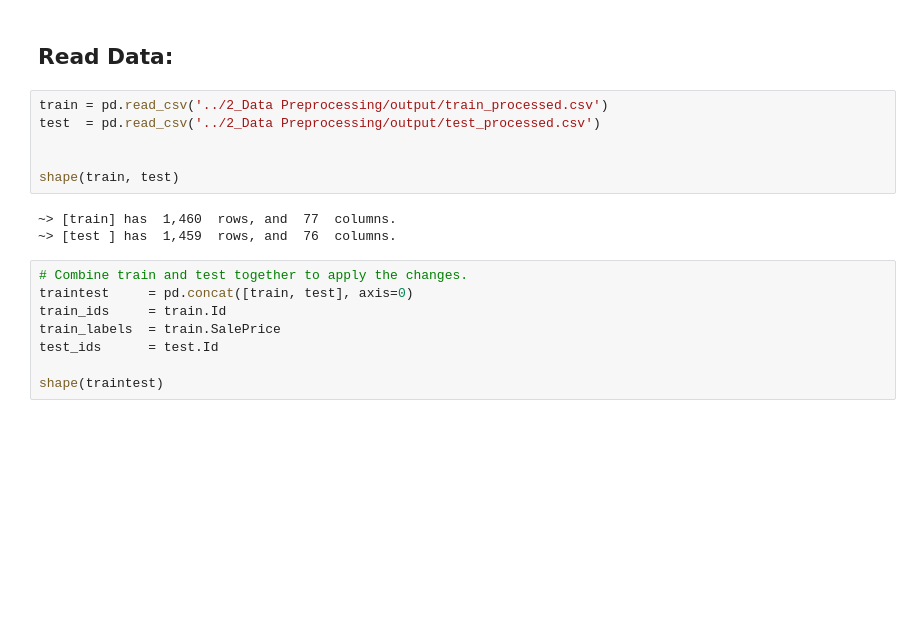
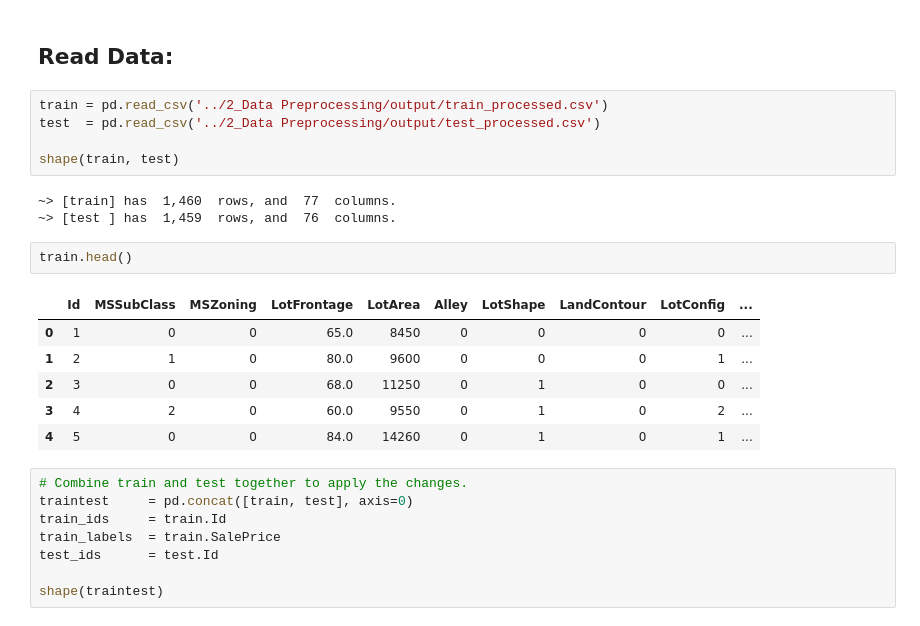
Before and after one commit to MosaabMuhammed/House-Prices-Kaggle, a Jupyter notebook: 3_Feature Engineering/Feature_Engineering.ipynb, the cells around one changed output. Cells and saved outputs as stored; diff of their text form; blank space fills up the shorter version.

```diff
--- a/3_Feature Engineering/Feature_Engineering.ipynb
+++ b/3_Feature Engineering/Feature_Engineering.ipynb
@@ -22,11 +22,19 @@ from tqdm import tqdm_notebook as tqdm
 train = pd.read_csv('../2_Data Preprocessing/output/train_processed.csv')
 test  = pd.read_csv('../2_Data Preprocessing/output/test_processed.csv')
 
-
 shape(train, test)
 # %% [output]
 ~> [train] has  1,460  rows, and  77  columns.
 ~> [test ] has  1,459  rows, and  76  columns.
+# %%
+train.head()
+# %% [output]
+|  | Id | MSSubClass | MSZoning | LotFrontage | LotArea | Alley | LotShape | LandContour | LotConfig | ... |
+| 0 | 1 | 0 | 0 | 65.0 | 8450 | 0 | 0 | 0 | 0 | ... |
+| 1 | 2 | 1 | 0 | 80.0 | 9600 | 0 | 0 | 0 | 1 | ... |
+| 2 | 3 | 0 | 0 | 68.0 | 11250 | 0 | 1 | 0 | 0 | ... |
+| 3 | 4 | 2 | 0 | 60.0 | 9550 | 0 | 1 | 0 | 2 | ... |
+| 4 | 5 | 0 | 0 | 84.0 | 14260 | 0 | 1 | 0 | 1 | ... |
 # %%
 # Combine train and test together to apply the changes.
 traintest     = pd.concat([train, test], axis=0)
```
Also changed, not shown: parts of 27 cells of this notebook, 7 other files.
